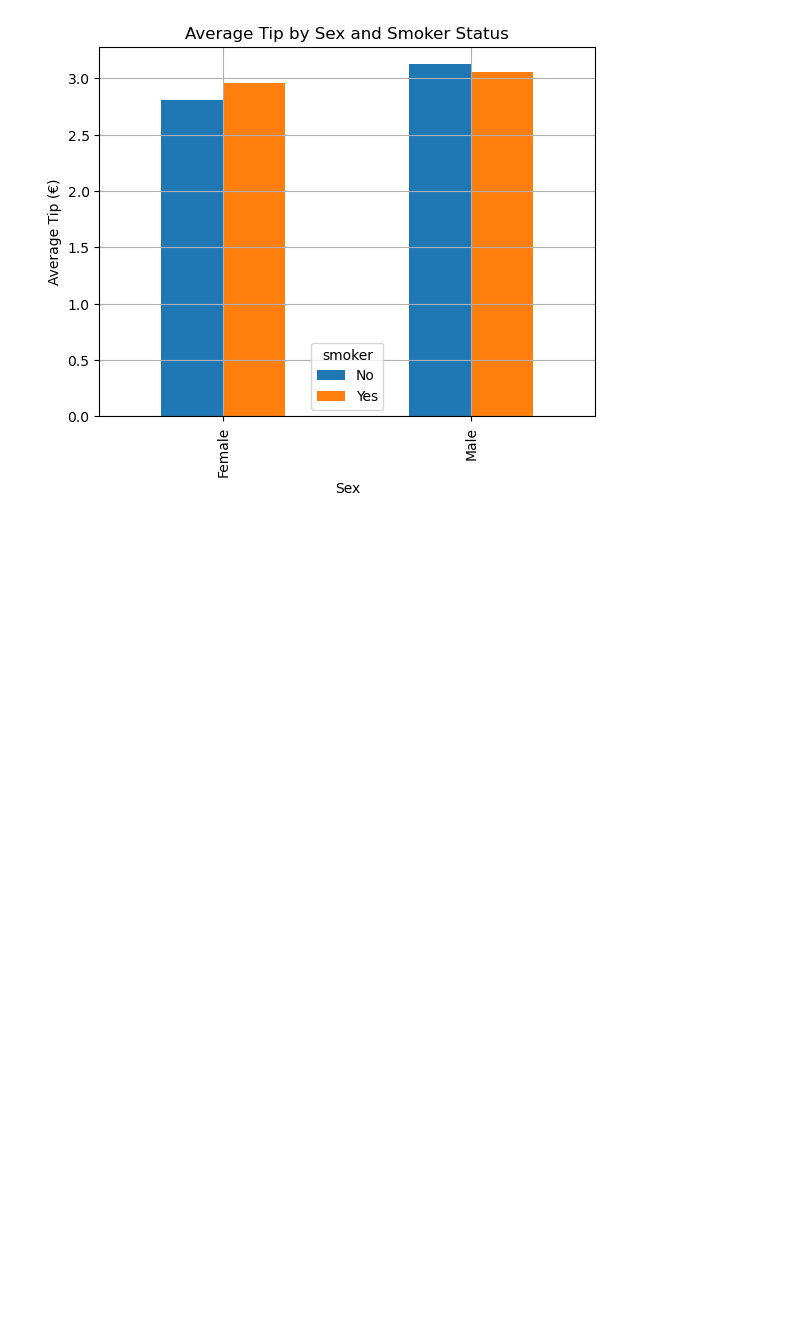
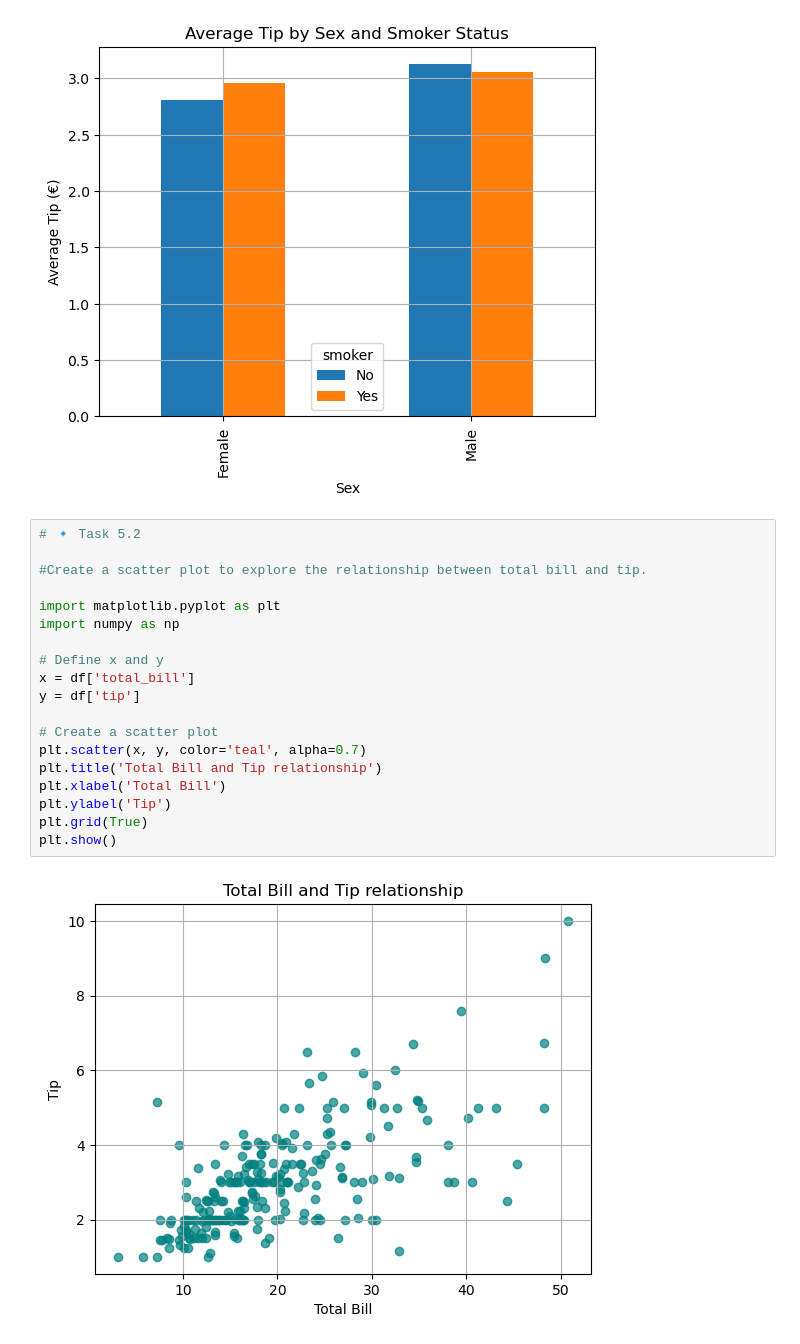
Before and after one commit to NarcisoRibeiro/Data-Analysis-Studies, a Jupyter notebook: Job-Prep-Notebook.ipynb, the cells around one changed output. Saved outputs shown, nothing was run; the diff lists cells and outputs as text; blank space fills up the shorter version.

```diff
--- a/Job-Prep-Notebook.ipynb
+++ b/Job-Prep-Notebook.ipynb
@@ -338,3 +338,24 @@ plt.grid(True)
 plt.show()
 # %% [output]
 [figure]
+# %%
+# 🔹 Task 5.2
+
+#Create a scatter plot to explore the relationship between total bill and tip.
+
+import matplotlib.pyplot as plt
+import numpy as np
+
+# Define x and y
+x = df['total_bill']
+y = df['tip']
+
+# Create a scatter plot
+plt.scatter(x, y, color='teal', alpha=0.7)
+plt.title('Total Bill and Tip relationship')
+plt.xlabel('Total Bill')
+plt.ylabel('Tip')
+plt.grid(True)
+plt.show()
+# %% [output]
+[figure, added]
```
Also changed, not shown: parts of 11 cells of this notebook.
